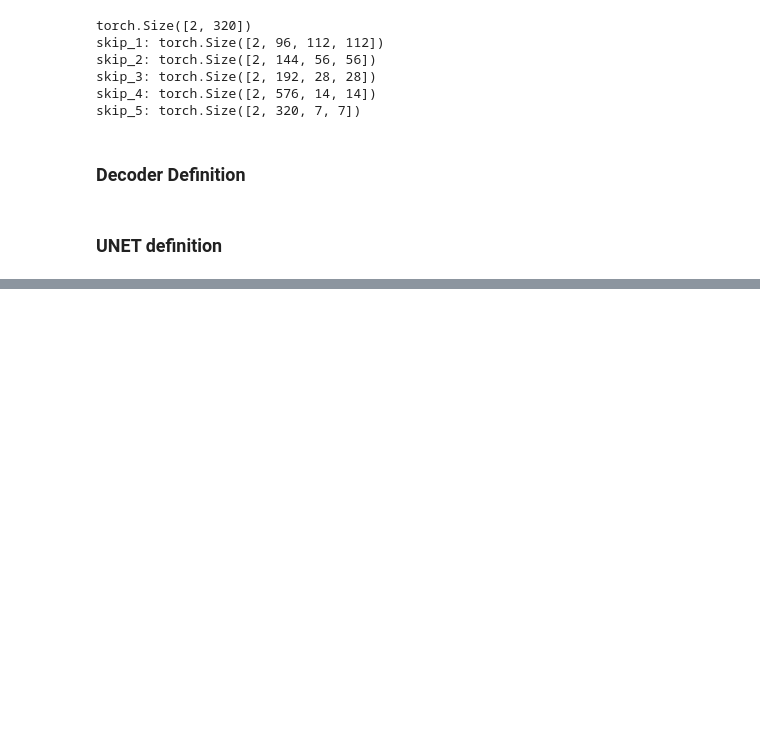
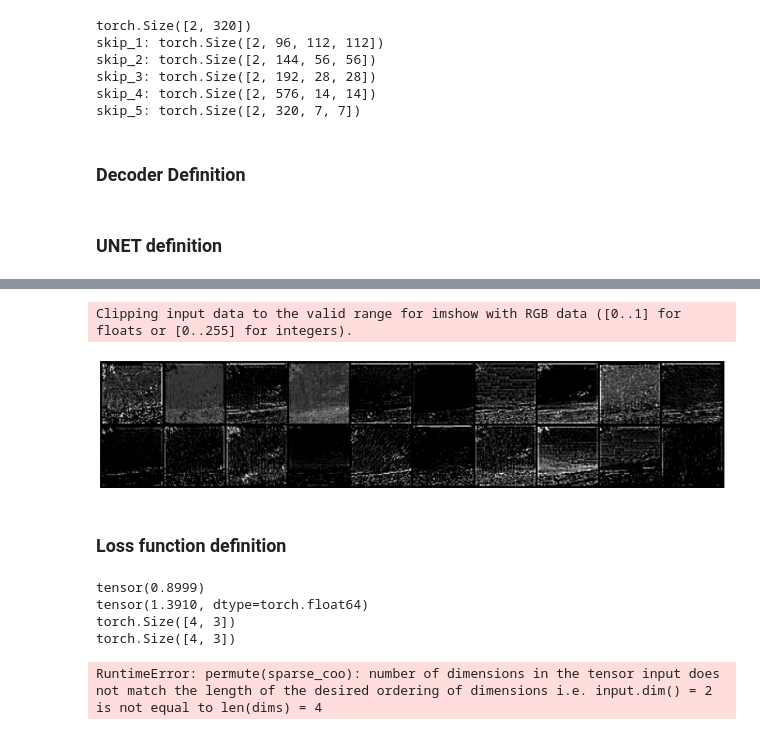
Before and after one commit to LeonY117/msc_project, a Jupyter notebook: notebooks/workflow_outline.ipynb, the cells around one changed output, grey strips where cells are left out. Saved outputs shown, nothing was run; the diff lists cells and outputs as text; code cells hidden in the pictures; blank space fills up the shorter version.

Commit message:
add loss function and training loop

```diff
--- a/notebooks/workflow_outline.ipynb
+++ b/notebooks/workflow_outline.ipynb
@@ -439,0 +411,53 @@ plt.imshow(torch.argmax(unet(imgs[1:2])[0], dim=0).detach().numpy())
+# %%
+i=0
+plt.figure(figsize=(20, 4))
+plt.axis('off')
+plt.imshow(torchvision.utils.make_grid(feature_extractor.features['skip_2'].detach().permute(1, 0, 2, 3)[i:20+i], nrow=10).permute(1,2,0));
+# %% [output]
+Clipping input data to the valid range for imshow with RGB data ([0..1] for floats or [0..255] for integers).
+[figure, added]
+# %% [markdown]
+### Loss function definition
+# %%
+# Testing loss functions
+
+y_pred = torch.tensor([[1, 0, 0], [0.5, 0.5, 0.], [0.5, 0.5, 0], [1, 0, 0]], dtype=float)
+y_pred_correct = torch.tensor([[0, 1, 0], [0, 1, 0], [0, 1, 0], [0, 1, 0]], dtype=float)
+
+y_target = torch.tensor([0, 0, 0, 0], dtype=float)
+# BCE_loss = nn.functional.cross_entropy(y_pred, y_target)
+y_target_one_hot = nn.functional.one_hot(y_target.long(), num_classes=3).float()
+BCE_loss = nn.functional.binary_cross_entropy_with_logits(
+    y_pred_correct, y_target_one_hot)
+focalLoss = torchvision.ops.sigmoid_focal_loss(y_pred, y_target_one_hot, reduction='sum')
+
+print(BCE_loss)
+print(focalLoss)
+
+print(y_pred.shape)
+print(y_target_one_hot.shape)
+# print(torch.sigmoid(y_pred))
+# %% [output]
+tensor(0.8999)
+tensor(1.3910, dtype=torch.float64)
+torch.Size([4, 3])
+torch.Size([4, 3])
+# %%
+def Focal_loss(y_true, y_pred):
+    mask = torch.where(y_true == 3.0, zeros_like(y_true), ones_like(y_true))
+    y_true *= mask
+    y_true_one_hot = nn.functional.one_hot(y_true.long(), num_classes=3).float().permute(0, 3, 1, 2)
+
+    mask = mask.unsqueeze(dim=1)
+    print(y_pred.shape)
+    print(mask.shape)
+    y_pred *= mask
+    # TODO: double that gradients will not flow through to masked pixels
+
+    loss = torchvision.ops.sigmoid_focal_loss(y_pred, y_true_one_hot, reduction='sum')
+
+    return loss
+
+print(Focal_loss(y_target, y_pred))
+# %% [output]
+RuntimeError: permute(sparse_coo): number of dimensions in the tensor input does not match the length of the desired ordering of dimensions i.e. input.dim() = 2 is not equal to len(dims) = 4
```
Also changed, not shown: parts of 12 cells of this notebook.
